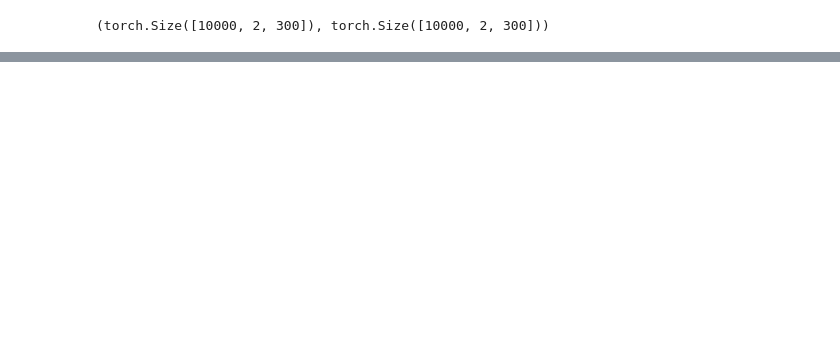
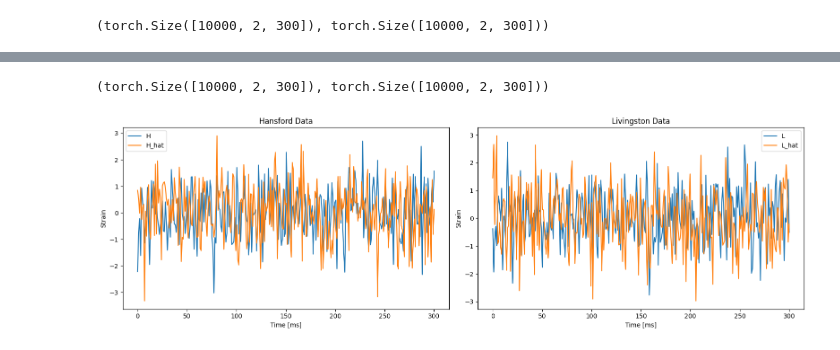
Before and after one commit to KrishWu/ranode, a Jupyter notebook: notebooks/gw_classifier.ipynb, the cells around one changed output, grey strips where cells are left out. Drawn from its saved outputs; the diff is of its cells as text; code cells hidden in the pictures; blank space fills up the shorter version.

```diff
--- a/notebooks/gw_classifier.ipynb
+++ b/notebooks/gw_classifier.ipynb
@@ -193,6 +194,9 @@ Columns: [time, H, L, H+L, H-L, label]
 
 # -------- Training background windows --------
 num_windows = 10000
+
+time = np.linspace(0, 300, num=300)[:, None]  # (300,1)
+
 bg_windows = [gen_bg() for _ in range(num_windows)]          # each: (300,3) [time, H, L]
 bg_windows = np.stack(bg_windows, axis=0)                    # (N,300,3)
 
@@ -836,0 +997,72 @@ plt.show()
+# %%
+# def generate_flow_estimates(flow, t_cond, batch_size=512):
+#     flow.eval()
+#     N = len(t_cond)
+#     X_hat = torch.zeros((N, 600), dtype=torch.float32)
+
+#     with torch.no_grad():
+#         for i in range(0, N, batch_size):
+#             cb = torch.as_tensor(t_cond[i:i+batch_size], dtype=torch.float32).view(-1, 1).to(device)
+#             # nflows Flow.sample(num_samples, context=...)
+#             xb = flow.sample(num_samples=cb.size(0), context=cb).cpu()  # (B,600)
+#             X_hat[i:i+batch_size] = xb
+
+#     return X_hat.view(N, 2, 300)  # (N,2,300)
+
+def generate_flow_estimates(flow, t_cond, batch_size=256):
+    """
+    Generates exactly ONE sample per context row.
+    Returns X_hat: (N,2,300) torch.float32 on CPU.
+    """
+    flow.eval()
+    N = len(t_cond)
+    X_hat = torch.zeros((N, 600), dtype=torch.float32)
+
+    with torch.no_grad():
+        for i in tqdm(range(0, N, batch_size)):
+            cb = torch.as_tensor(t_cond[i:i+batch_size], dtype=torch.float32).view(-1, 1).to(device)
+
+            # IMPORTANT: one sample per context row
+            xb = flow.sample(num_samples=1, context=cb)   # shape typically (B, 1, 600)
+            xb = xb.squeeze(1).cpu()                      # -> (B, 600)
+
+            X_hat[i:i+batch_size] = xb
+
+    return X_hat.view(N, 2, 300)
+
+
+# Real training windows tensor (N,2,300)
+X_real_train = torch.stack(
+    [torch.as_tensor(train_hn, dtype=torch.float32),
+     torch.as_tensor(train_ln, dtype=torch.float32)],
+    dim=1
+)  # (N,2,300)
+
+X_hat_train = generate_flow_estimates(flow, train_t)
+X_real_train.shape, X_hat_train.shape
+# %% [output]
+(torch.Size([10000, 2, 300]), torch.Size([10000, 2, 300]))
+# %%
+# Plot signal and background data side by side
+fig, (ax1, ax2) = plt.subplots(1, 2, figsize=(16, 5))
+
+# Signal data
+ax1.plot(time,X_real_train[0,0,:],label="H")
+ax1.plot(time,X_hat_train[0,0,:],label="H_hat")
+ax1.set_xlabel("Time [ms]")
+ax1.set_ylabel("Strain")
+ax1.set_title("Hansford Data")
+ax1.legend()
+
+# Background data
+ax2.plot(time,X_real_train[0,1,:],label="L")
+ax2.plot(time,X_hat_train[0,1,:],label="L_hat")
+ax2.set_xlabel("Time [ms]")
+ax2.set_ylabel("Strain")
+ax2.set_title("Livingston Data")
+ax2.legend()
+
+plt.tight_layout()
+plt.show()
+# %% [output]
+[figure, added]
```
Also changed, not shown: parts of 22 cells of this notebook.
